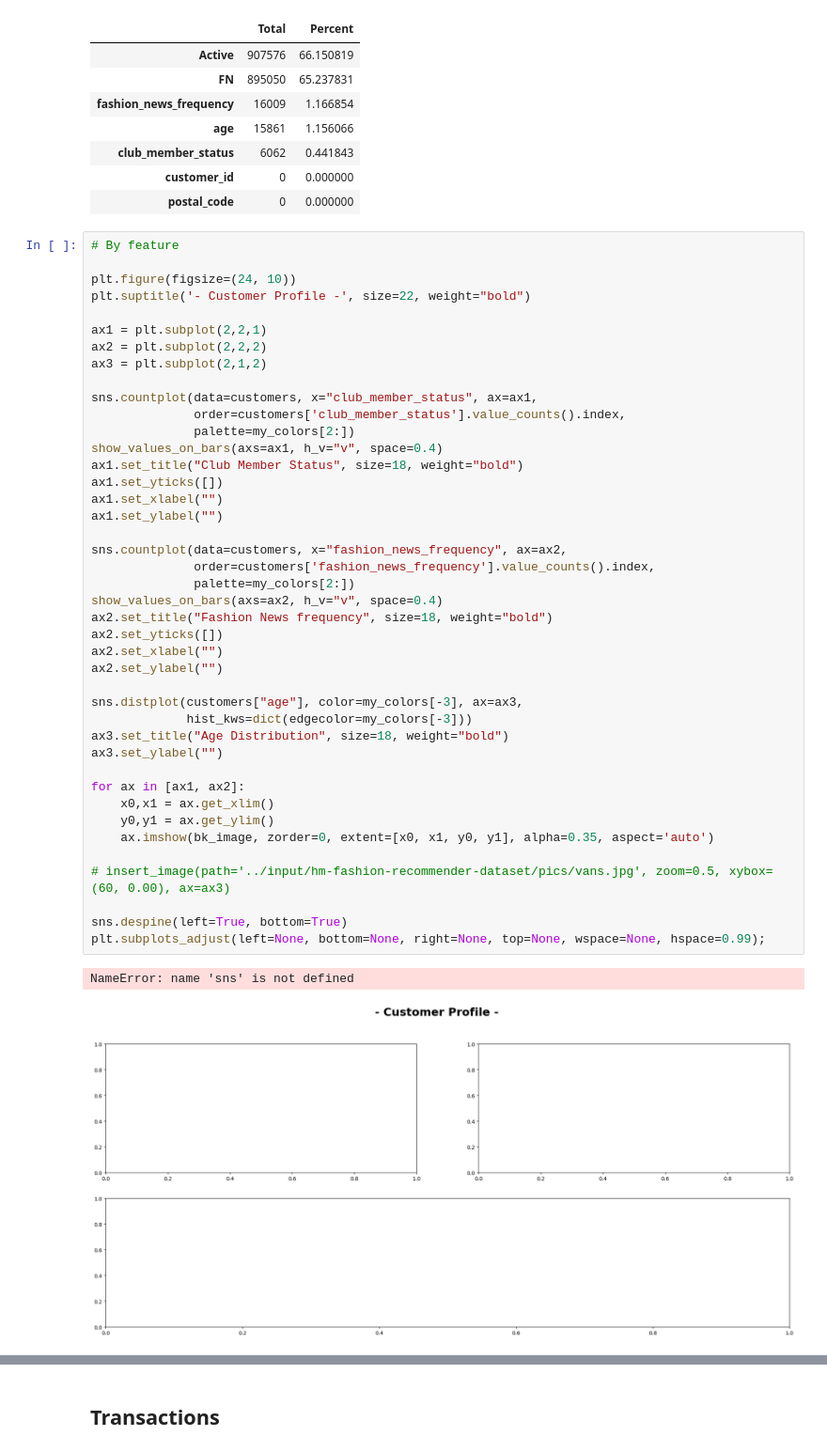
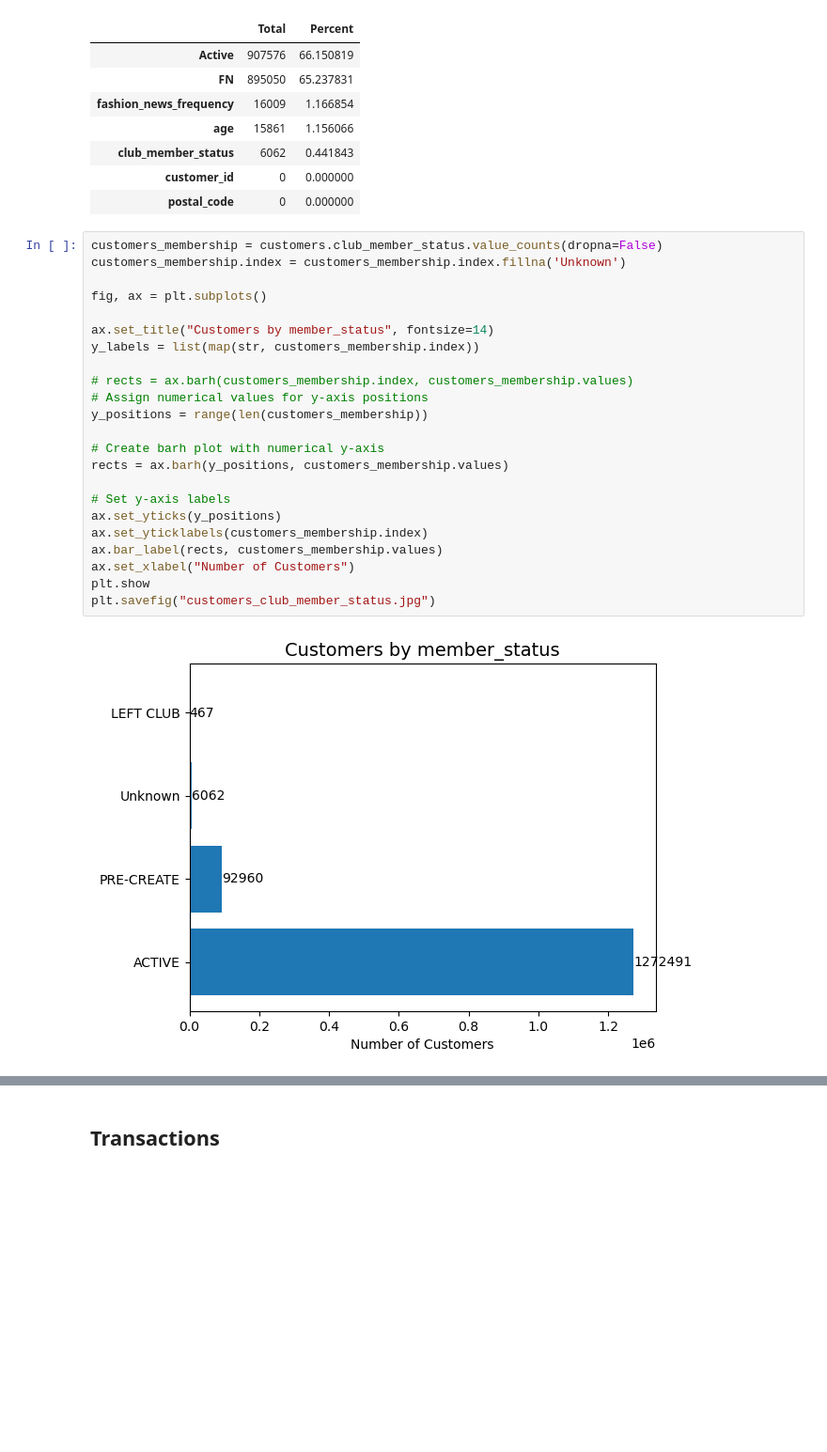
Before and after one commit to paulcho98/RecSys_HandM, a Jupyter notebook: data_analysis.ipynb, the cells around one changed output, grey strips where cells are left out. Shown at 94% size. Drawn from its saved outputs; the diff is of its cells as text; blank space fills up the shorter version.

Commit message:
finalize data preprocess

```diff
--- a/data_analysis.ipynb
+++ b/data_analysis.ipynb
@@ -189,48 +167,28 @@ missing_data(customers)
 | club_member_status | 6062 | 0.441843 |
 | customer_id | 0 | 0.000000 |
 | postal_code | 0 | 0.000000 |
-# %%
-# By feature
-
-plt.figure(figsize=(24, 10))
-plt.suptitle('- Customer Profile -', size=22, weight="bold")
-
-ax1 = plt.subplot(2,2,1)
-ax2 = plt.subplot(2,2,2)
-ax3 = plt.subplot(2,1,2)
-
-sns.countplot(data=customers, x="club_member_status", ax=ax1,
-              order=customers['club_member_status'].value_counts().index,
-              palette=my_colors[2:])
-show_values_on_bars(axs=ax1, h_v="v", space=0.4)
-ax1.set_title("Club Member Status", size=18, weight="bold")
-ax1.set_yticks([])
-ax1.set_xlabel("")
-ax1.set_ylabel("")
-
-sns.countplot(data=customers, x="fashion_news_frequency", ax=ax2,
-              order=customers['fashion_news_frequency'].value_counts().index,
-              palette=my_colors[2:])
-show_values_on_bars(axs=ax2, h_v="v", space=0.4)
-ax2.set_title("Fashion News frequency", size=18, weight="bold")
-ax2.set_yticks([])
-ax2.set_xlabel("")
-ax2.set_ylabel("")
-
-sns.distplot(customers["age"], color=my_colors[-3], ax=ax3,
-             hist_kws=dict(edgecolor=my_colors[-3]))
-ax3.set_title("Age Distribution", size=18, weight="bold")
-ax3.set_ylabel("")
-
-for ax in [ax1, ax2]:
-    x0,x1 = ax.get_xlim()
-    y0,y1 = ax.get_ylim()
-    ax.imshow(bk_image, zorder=0, extent=[x0, x1, y0, y1], alpha=0.35, aspect='auto')
-
-# insert_image(path='../input/hm-fashion-recommender-dataset/pics/vans.jpg', zoom=0.5, xybox=(60, 0.00), ax=ax3)
-
-sns.despine(left=True, bottom=True)
-plt.subplots_adjust(left=None, bottom=None, right=None, top=None, wspace=None, hspace=0.99);
-# %% [output]
-NameError: name 'sns' is not defined
-[figure, removed]
+# %%
+customers_membership = customers.club_member_status.value_counts(dropna=False)
+customers_membership.index = customers_membership.index.fillna('Unknown')
+
+fig, ax = plt.subplots()
+
+ax.set_title("Customers by member_status", fontsize=14)
+y_labels = list(map(str, customers_membership.index))
+
+# rects = ax.barh(customers_membership.index, customers_membership.values)
+# Assign numerical values for y-axis positions
+y_positions = range(len(customers_membership))
+
+# Create barh plot with numerical y-axis
+rects = ax.barh(y_positions, customers_membership.values)
+
+# Set y-axis labels
+ax.set_yticks(y_positions)
+ax.set_yticklabels(customers_membership.index)
+ax.bar_label(rects, customers_membership.values)
+ax.set_xlabel("Number of Customers")
+plt.show
+plt.savefig("customers_club_member_status.jpg")
+# %% [output]
+[figure, added]
```
Also changed, not shown: parts of 9 cells of this notebook, 6 other files.
